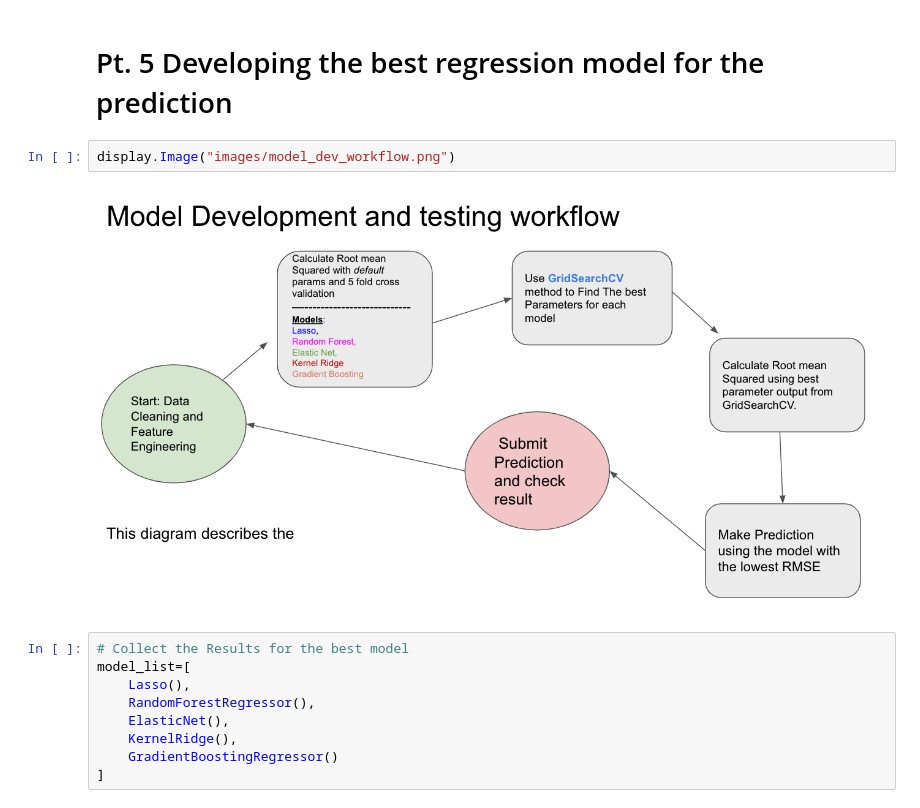
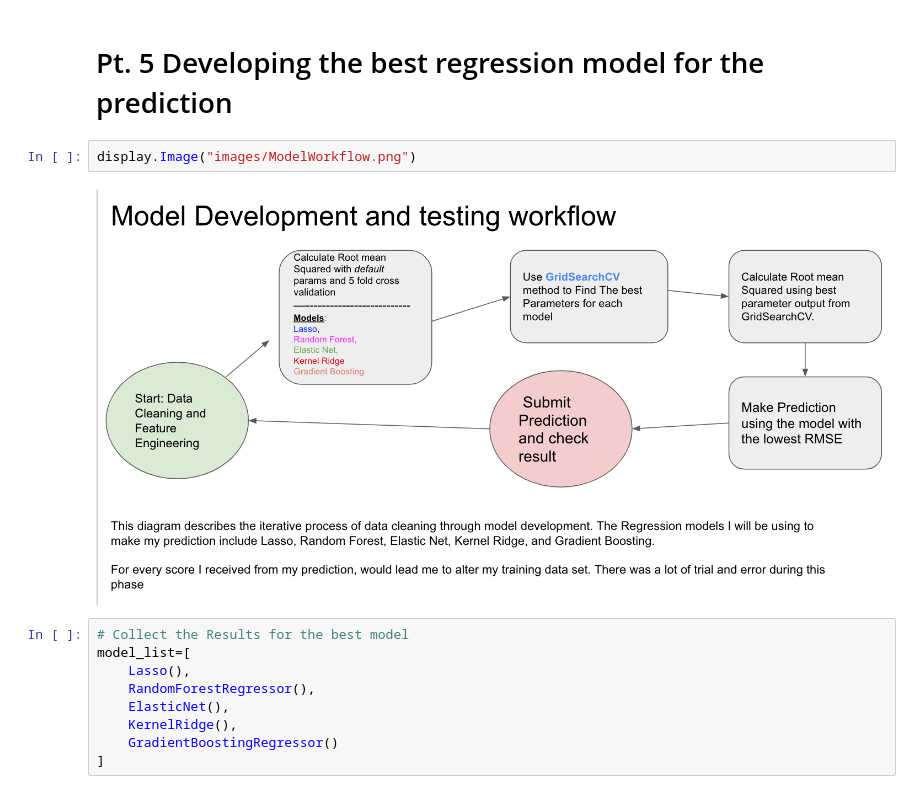
Before and after one commit to dtrinidad002/W207_Final_Project, a Jupyter notebook: Notebook_2_EDA_DataCleaning+FeatureEngineering+ModelDevelopment.ipynb, the cells around one changed output. Drawn from its saved outputs; the diff is of its cells as text.

```diff
--- a/Notebook_2_EDA_DataCleaning+FeatureEngineering+ModelDevelopment.ipynb
+++ b/Notebook_2_EDA_DataCleaning+FeatureEngineering+ModelDevelopment.ipynb
@@ -472,9 +472,9 @@ X_train.shape,Y_train.shape, X_test.shape
 # %% [markdown]
 # Pt. 5 Developing the best regression model for the prediction
 # %%
-display.Image("images/model_dev_workflow.png")
+display.Image("images/ModelWorkflow.png")
 # %% [output]
-[figure, old version]
+[figure, new version]
 # %%
 # Collect the Results for the best model
 model_list=[
```
Also changed, not shown: parts of 6 cells of this notebook.
